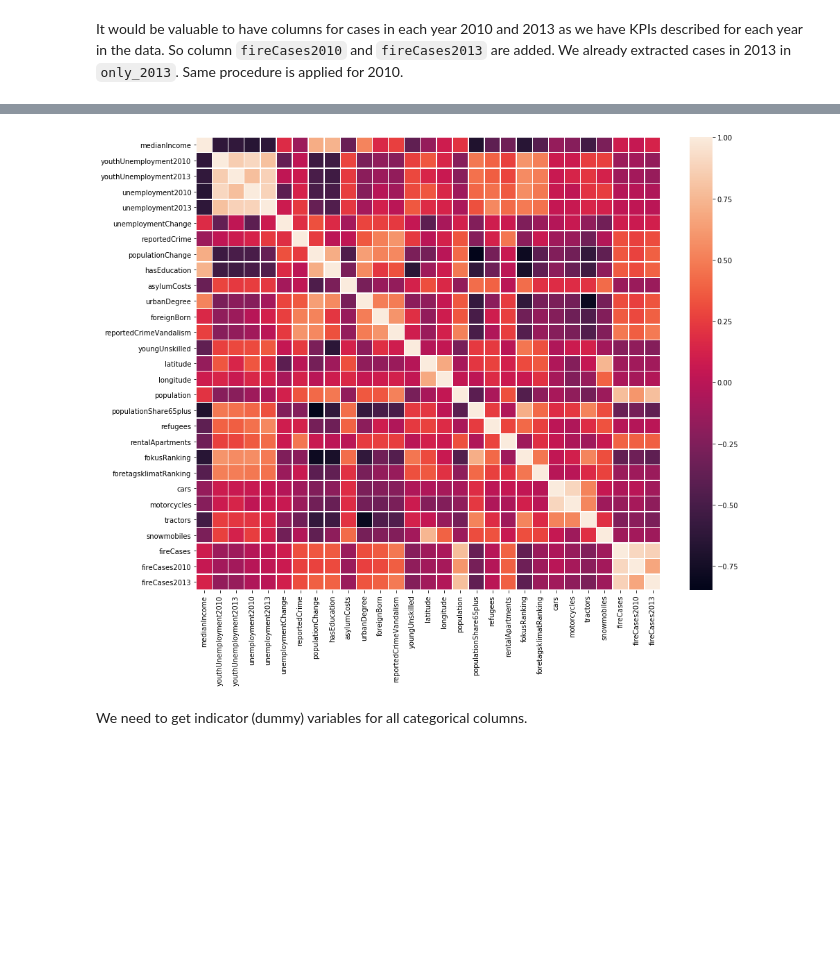
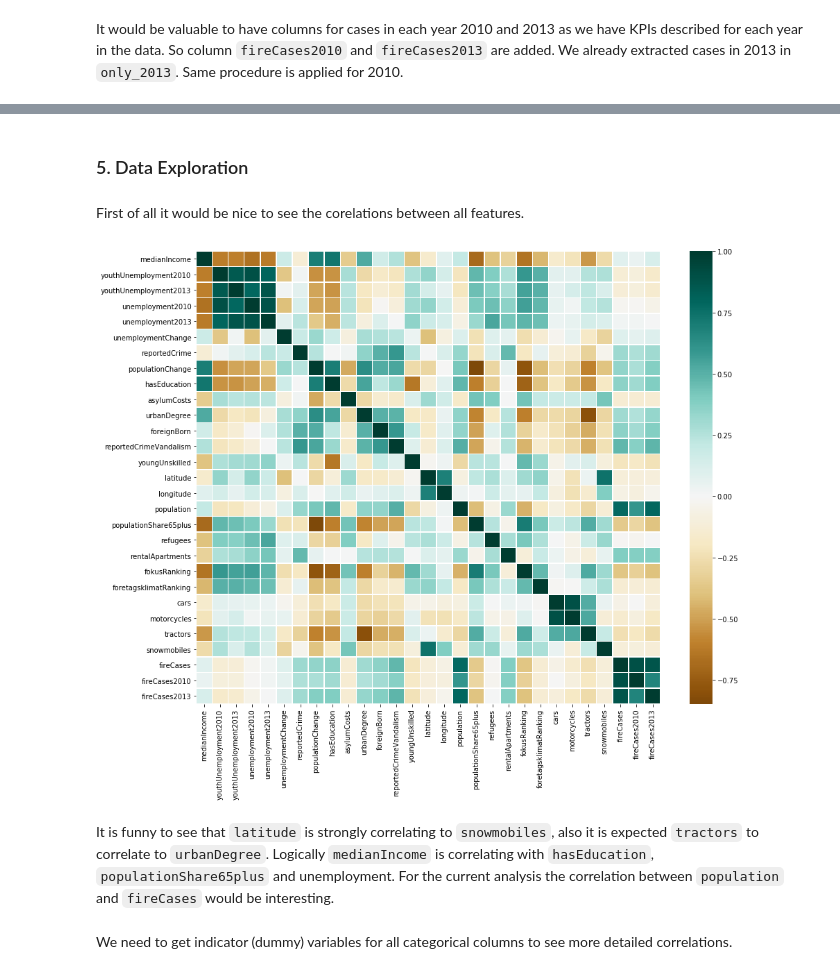
Before and after one commit to ignatovasashka/Exam-Project-Machine-Learning, a Jupyter notebook: School Fire Cases in Sweden and KPIs.ipynb, the cells around one changed output, grey strips where cells are left out. Cells and saved outputs as stored; diff of their text form; code cells hidden in the pictures; blank space fills up the shorter version.

```diff
--- a/School Fire Cases in Sweden and KPIs.ipynb
+++ b/School Fire Cases in Sweden and KPIs.ipynb
@@ -240,5 +244,6 @@ only_2010 = only_2010.sort_values(by = ["Municipality"])
 only_2010 = only_2010.reset_index()
 indicators["fireCases2010"] = only_2010["Cases"]
 indicators["fireCases2013"] = only_2013["Cases"]
+indicators = indicators.set_index('name')
 indicators
 # %% [output]
@@ -258,11 +264,19 @@ indicators
+# %% [markdown]
+### 5. Data Exploration
+# %% [markdown]
+First of all it would be nice to see the corelations between all features.
 # %%
 indicators_features_list = indicators.columns
 cor_mat = indicators.loc[:, indicators_features_list].corr()
 f, ax = plt.subplots(figsize=(15, 12))
-sns.heatmap(cor_mat,linewidths=.5, ax=ax);
+sns.heatmap(cor_mat, linewidths=.5, ax=ax, cmap="BrBG", center = 0)
+plt.show()
 # %% [output]
-[figure, old version]
+[figure, new version]
+# %% [markdown]
+It is funny to see that `latitude` is strongly correlating to `snowmobiles`, also it is expected `tractors` to correlate to `urbanDegree`. Logically `medianIncome` is correlating with `hasEducation`, `populationShare65plus` and unemployment.
+For the current analysis the correlation between `population` and `fireCases` would be interesting.
 # %% [markdown]
-We need to get indicator (dummy) variables for all categorical columns.
+We need to get indicator (dummy) variables for all categorical columns to see more detailed correlations.
 # %%
 indicators_dummies = pd.get_dummies(indicators)
```
Also changed, not shown: parts of 21 cells of this notebook.
